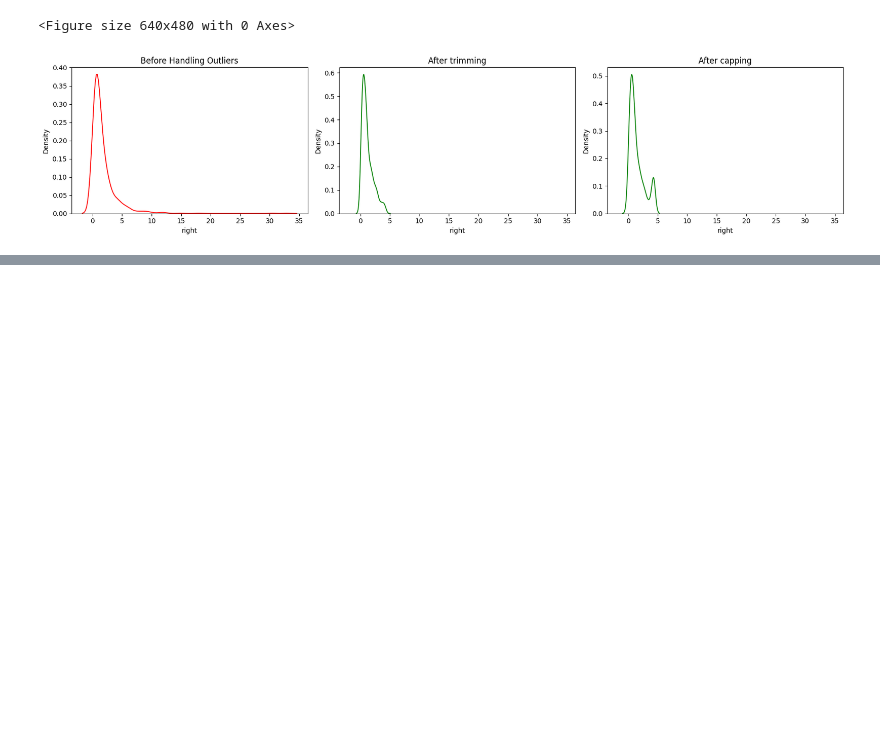
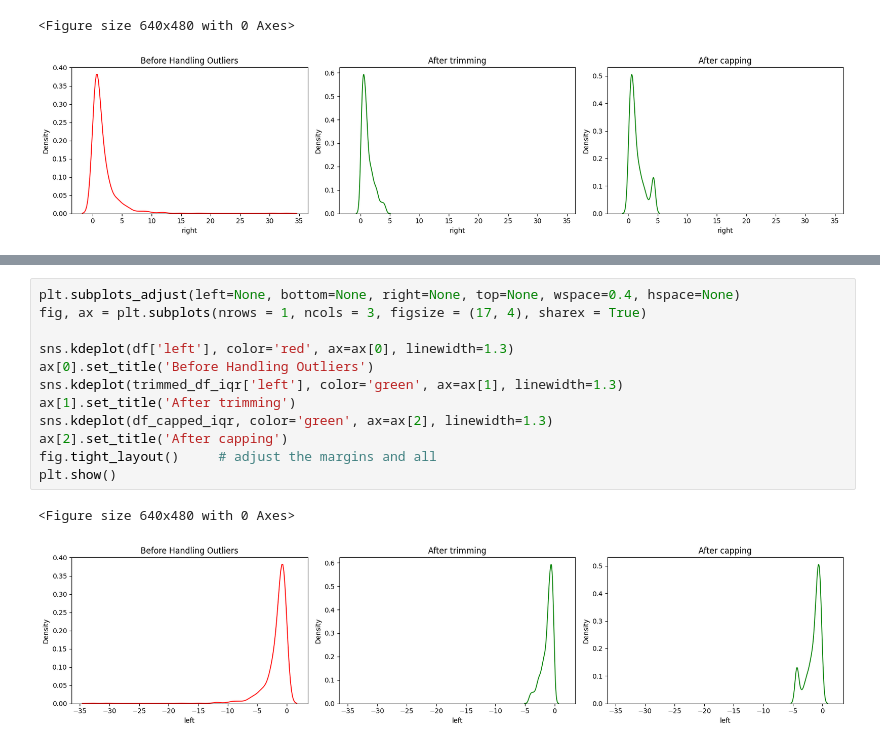
Before and after one commit to ronylpatil/data-preprocessing, a Jupyter notebook: notebooks/outliers_handling.ipynb, the cells around one changed output, grey strips where cells are left out. Saved outputs shown, nothing was run; the diff lists cells and outputs as text; blank space fills up the shorter version.

```diff
--- a/notebooks/outliers_handling.ipynb
+++ b/notebooks/outliers_handling.ipynb
@@ -203,0 +270,15 @@ plt.show()
+# %%
+plt.subplots_adjust(left=None, bottom=None, right=None, top=None, wspace=0.4, hspace=None)
+fig, ax = plt.subplots(nrows = 1, ncols = 3, figsize = (17, 4), sharex = True)
+
+sns.kdeplot(df['left'], color='red', ax=ax[0], linewidth=1.3)
+ax[0].set_title('Before Handling Outliers')
+sns.kdeplot(trimmed_df_iqr['left'], color='green', ax=ax[1], linewidth=1.3)
+ax[1].set_title('After trimming')
+sns.kdeplot(df_capped_iqr, color='green', ax=ax[2], linewidth=1.3)
+ax[2].set_title('After capping')
+fig.tight_layout()     # adjust the margins and all
+plt.show()
+# %% [output]
+<Figure size 640x480 with 0 Axes>
+[figure, added]
```
Also changed, not shown: parts of 6 cells of this notebook.
